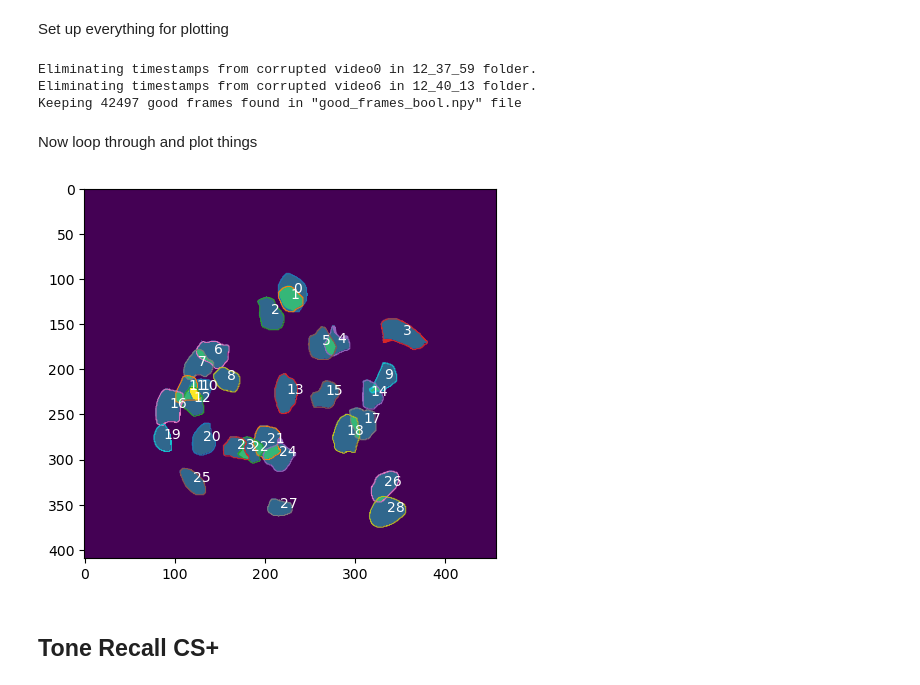
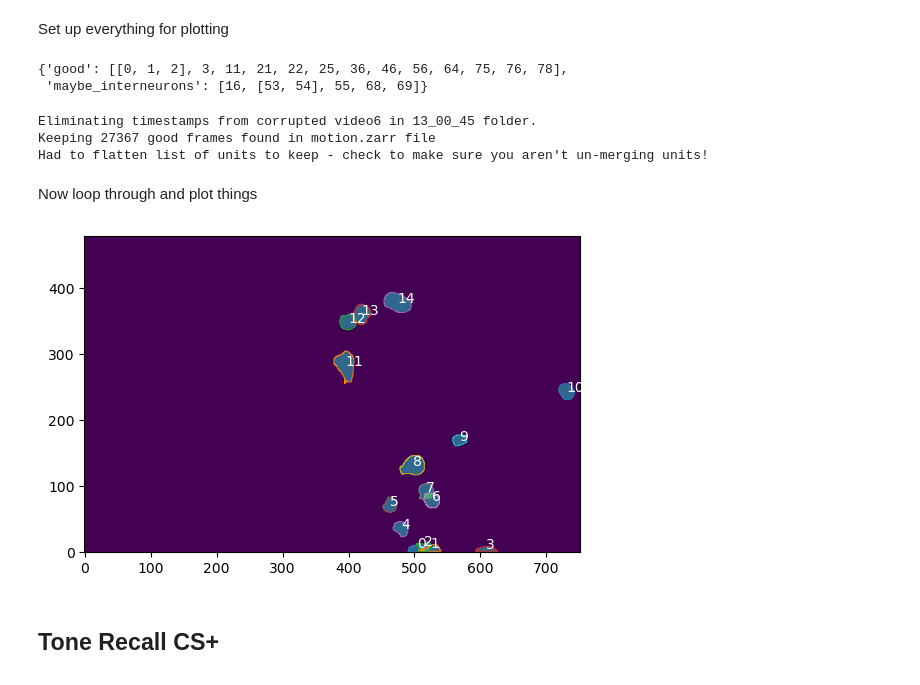
Before and after one commit to nkinsky/TraceFC, a Jupyter notebook: Notebooks/Plot_CS_responses_paired.ipynb, the cells around one changed output. Saved outputs shown, nothing was run; the diff lists cells and outputs as text; code cells hidden in the pictures.

```diff
--- a/Notebooks/Plot_CS_responses_paired.ipynb
+++ b/Notebooks/Plot_CS_responses_paired.ipynb
@@ -81,9 +90,14 @@ def plot_CS_PETH(sesh_dir, caneurons, session, csname, processed='C', raw='YrA',
         [a.set_title(f'{csname}: Cell #{idc}') for a in ax]
         if label_fig:
             fig.suptitle(' '.join(session.capitalize().split('_')))
+# %%
+minian.curated_neurons
+# %% [output]
+{'good': [[0, 1, 2], 3, 11, 21, 22, 25, 36, 46, 56, 64, 75, 76, 78],
+ 'maybe_interneurons': [16, [53, 54], 55, 68, 69]}
 # %%
 # Specify session to plot here
-animal = 'Finn'
+animal = 'Rat698'
 session = 'Recall1'
 
 # Get session directory
@@ -93,17 +107,18 @@ sesh_dir = sd.get_session_dir(animal, session)
 minian = MinianIO(basedir=sesh_dir)
 
 # Keep only good neurons
-caneurons = minian.trim_neurons(keep="good")
+caneurons = minian.trim_neurons(keep='good')
 # %% [output]
-Eliminating timestamps from corrupted video0 in 12_37_59 folder.
-Eliminating timestamps from corrupted video6 in 12_40_13 folder.
-Keeping 42497 good frames found in "good_frames_bool.npy" file
+Eliminating timestamps from corrupted video6 in 13_00_45 folder.
+Keeping 27367 good frames found in motion.zarr file
+Had to flatten list of units to keep - check to make sure you aren't un-merging units!
 # %% [markdown]
 Now loop through and plot things
 # %%
-_, _, xe, ye = caneurons.plot_ROIs(label=True)
+_, ax, xe, ye = caneurons.plot_ROIs(label=True)
+ax.invert_yaxis()
 # %% [output]
-[figure, old version]
+[figure, new version]
 # %% [markdown]
 ## Tone Recall CS+
 # %%
```
Also changed, not shown: parts of 6 cells of this notebook.
